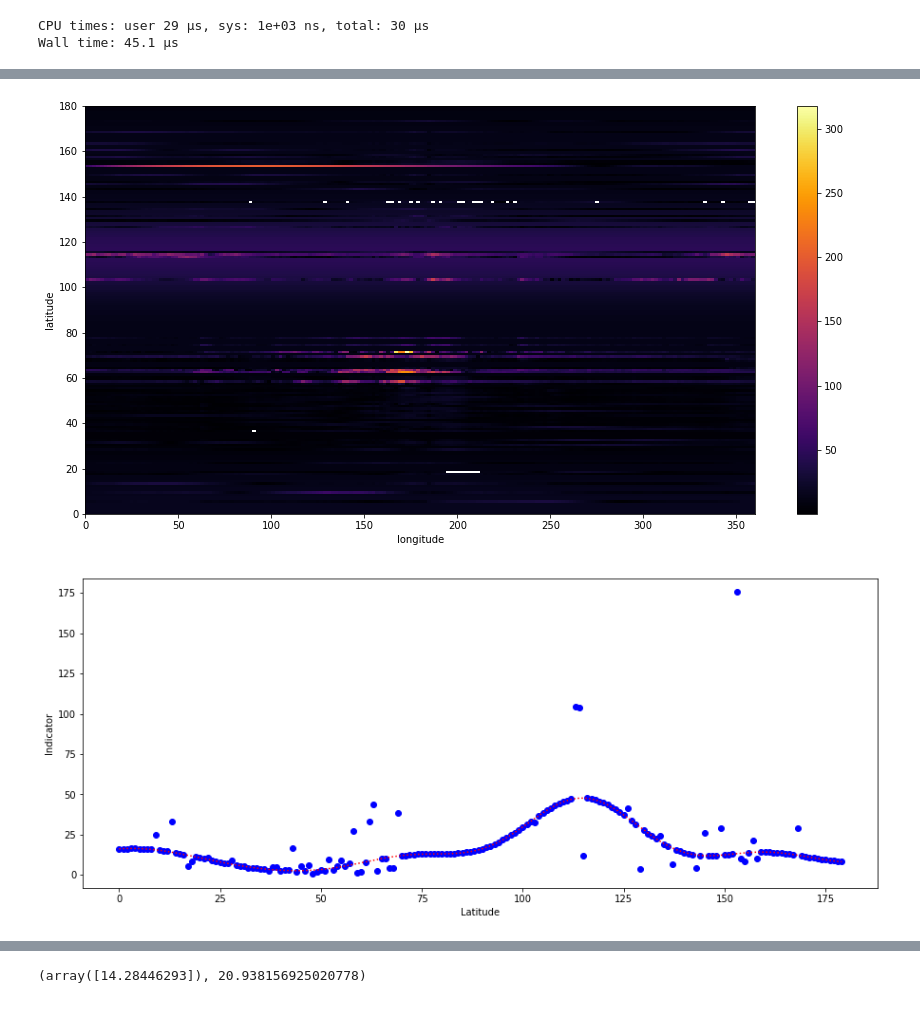
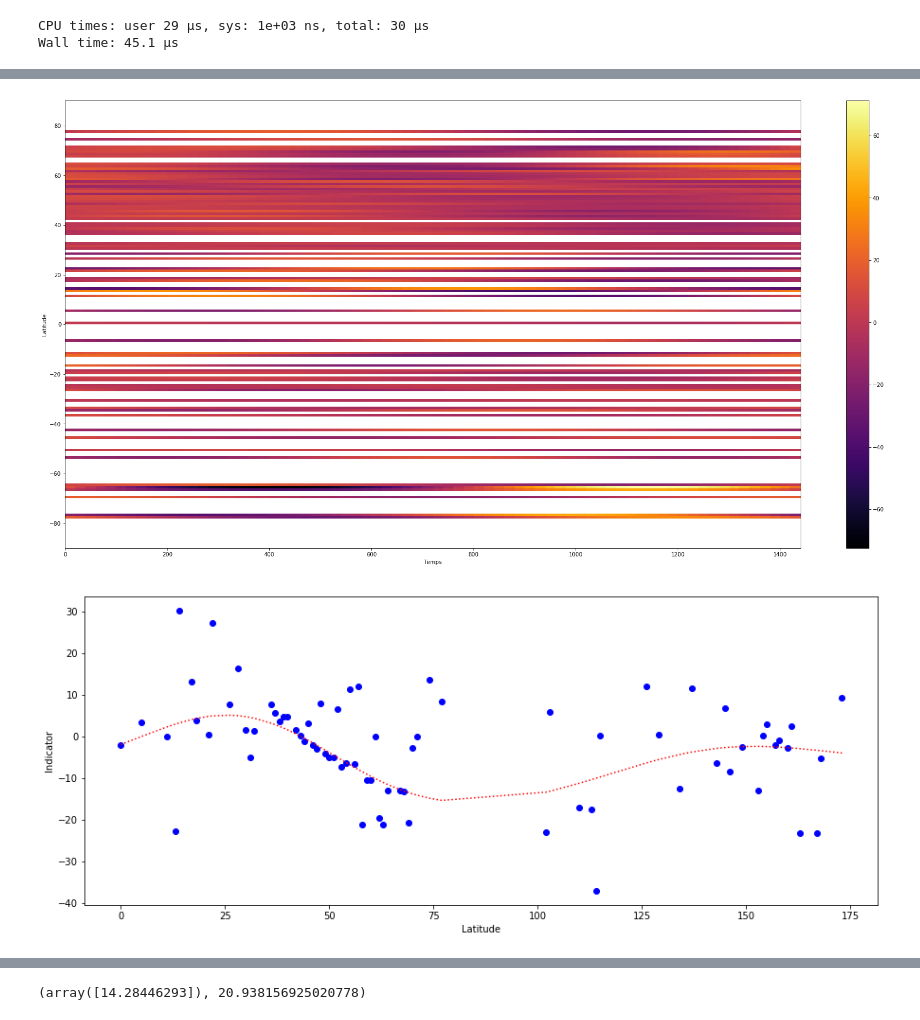
Before and after one commit to Pierre-LaurentC/IonosphericSignalRecontruction, a Jupyter notebook: matlabRequest.ipynb, the cells around one changed output, grey strips where cells are left out. Saved outputs shown, nothing was run; the diff lists cells and outputs as text; code cells hidden in the pictures.

Commit message:
Fix latitude matrix display
+ save matrix + work on scoring metrics

```diff
--- a/matlabRequest.ipynb
+++ b/matlabRequest.ipynb
@@ -181,24 +178,24 @@ plt.show()
 # %%
+%%time
 stationIndicatorVariation.clear()
 stationName = "clf"
-timeBetweenValues = 8
+timeBetweenValues = 20
 dataResolution = 0
+dataBeforeNormalizaton = np.array([])
 
 if 360%(1440/timeBetweenValues)==0:
     dataResolution = 360/(1440/timeBetweenValues)
 
     for st in allStationCodes:
-        i=0 # En minutes
         delta = endDate-startDate
         totalMinutes = (delta.total_seconds()+1)/60
-        while(i<=totalMinutes-1):
-                try:
-                    update = datetime.timedelta(minutes=i)
-                    currentDate = startDate+update
-                    stationIndicatorVariation[st].append(float(IndicatorCalculation(stationsOut.get(st), i, currentDate)))
-                except:
-                    None
-                i+=timeBetweenValues
+        for i in range(0, np.int16(totalMinutes+1), timeBetweenValues):
+            try:
+                update = datetime.timedelta(minutes=i)
+                currentDate = startDate+update
+                stationIndicatorVariation[st].append(float(IndicatorCalculation(stationsOut.get(st), i, currentDate)))
+            except:
+                None
 
 else:
     print("!ERROR! -- Your timeBetweenValues must be a multiple of the chosen time delta's amount of minutes -- !ERROR!")
@@ -206,5 +214,5 @@ else:
 # %%
-y = np.array(stationIndicatorVariation["ipm"])
+y = np.array(stationIndicatorVariation["clf"])
 x = np.arange(0, i, timeBetweenValues)
 fig= plt.figure(figsize=(20,8))
 axes= fig.add_axes([0.8,0.8,0.8,0.8])
@@ -264,12 +272,15 @@ def AdaptDimensions(vector):
             outputVector = np.append(outputVector, vector[y])
     return outputVector
 # %%
-indicatorVariationArray = np.full((180, 360), np.inf)
+indicatorVariationArray = np.full((180, 360), np.nan)
 for st in allStationCodes:
     for i in range(-90, 90):
         try:
             if i == np.round(np.int16(stationsOut[st].get("latgeo")),0):
-                indicatorVariationArray[i]=AdaptDimensions(np.array(stationIndicatorVariation[st]))
+                if i<0:
+                    indicatorVariationArray[i+90]=AdaptDimensions(np.array(stationIndicatorVariation[st]))
+                else:
+                    indicatorVariationArray[i+90]=AdaptDimensions(np.array(stationIndicatorVariation[st]))
             else:
                 None
         except:
@@ -280,6 +287,0 @@ y_true[:] = indicatorVariationArray[64]
-# %%
-from sklearn.metrics import accuracy_score
-
-indicatorVariationArray[64] = np.full(360, np.nan)
-a = svr_rbf.score(y_true.reshape(360,1), PredictIndicatorThroughTime(64).reshape(360,1))
-print(a)
@@ -321,12 +321,13 @@ Wall time: 14.1 µs
 # %%
-fig= plt.figure(figsize=(15,7.5))
-plt.imshow(indicatorVariationArray, origin='lower', cmap=plt.get_cmap("inferno"), aspect='auto', extent=[0,360,0,180])
-plt.xlabel("longitude")
-plt.ylabel("latitude")
+fig= plt.figure(figsize=(30,15))
+plt.imshow(indicatorVariationArray, origin='lower', cmap=plt.get_cmap("inferno"), aspect='auto', extent=[0,1440,-90,90])
+plt.xlabel("Temps")
+plt.ylabel("Latitude")
 plt.colorbar()
+plt.savefig('OutputMatrix.png')
 plt.show()
 # %% [output]
-[figure, old version]
+[figure, new version]
 # %%
 savedAllPredictionsArray = np.empty_like(indicatorVariationArray)
 savedAllPredictionsArray[:] = indicatorVariationArray
@@ -363,7 +365,7 @@ def RemoveInfNan(latValues, indicatorValues):
 # %%
 indicatorLatVariation = np.array([])
 for i in range(0, 180):
-    indicatorLatVariation = np.append(indicatorLatVariation, indicatorVariationArray[i][50])
+    indicatorLatVariation = np.append(indicatorLatVariation, indicatorVariationArray[i][160])
 
 y = np.array(indicatorLatVariation)
 x = np.arange(0, 180, 1)
@@ -377,5 +379,5 @@ x, y = RemoveInfNan(x, y)
 plt.plot(x, SupportVectorRegression(x,y).predict(x), "r:")
 plt.show()
 # %% [output]
-[figure, old version]
+[figure, new version]
 # %%
```
Also changed, not shown: parts of 16 cells of this notebook, 1 other file.
